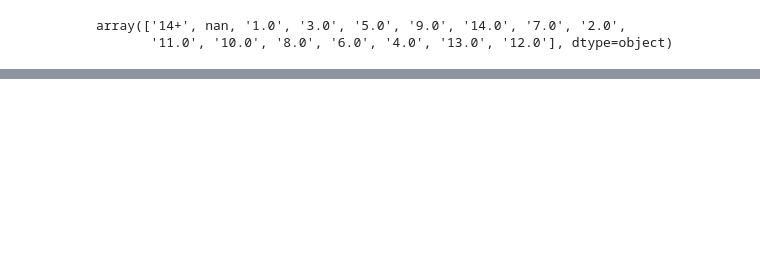
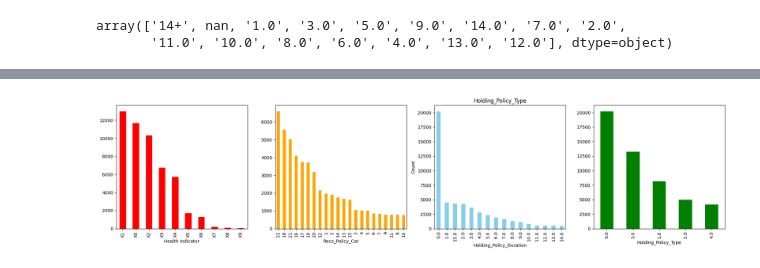
Before and after one commit to NhatNamPhan/Numpy-and-Pandas-Practice, a Jupyter notebook: day11.ipynb, the cells around one changed output, grey strips where cells are left out. Cells and saved outputs as stored; diff of their text form; code cells hidden in the pictures; blank space fills up the shorter version.

```diff
--- a/day11.ipynb
+++ b/day11.ipynb
@@ -166,0 +158,26 @@ df.head()
+# %%
+fig, axes = plt.subplots(1,4,figsize=(20,5))
+# Health_Indicator
+df['Health Indicator'].value_counts().plot(kind='bar', ax=axes[0], color='red')
+axes[2].set_title('Health Indicator')
+axes[2].set_ylabel('Count')
+
+# Reco_Policy_Cat
+df['Reco_Policy_Cat'].value_counts().plot(kind='bar', ax=axes[1], color='orange')
+axes[2].set_title('Reco Policy Cat')
+axes[2].set_ylabel('Count')
+
+# Holding_Policy_Duration
+df['Holding_Policy_Duration'].value_counts().plot(kind='bar', ax=axes[2], color='skyblue')
+axes[2].set_title('Holding Policy Duration')
+axes[2].set_ylabel('Count')
+
+# Holding_Policy_Type
+df['Holding_Policy_Type'].value_counts().plot(kind='bar', ax=axes[3], color='green')
+axes[2].set_title('Holding_Policy_Type')
+axes[2].set_ylabel('Count')
+
+plt.tight_layout()
+plt.show()
+# %% [output]
+[figure, added]
```
Also changed, not shown: parts of 11 cells of this notebook, 1 other file.
